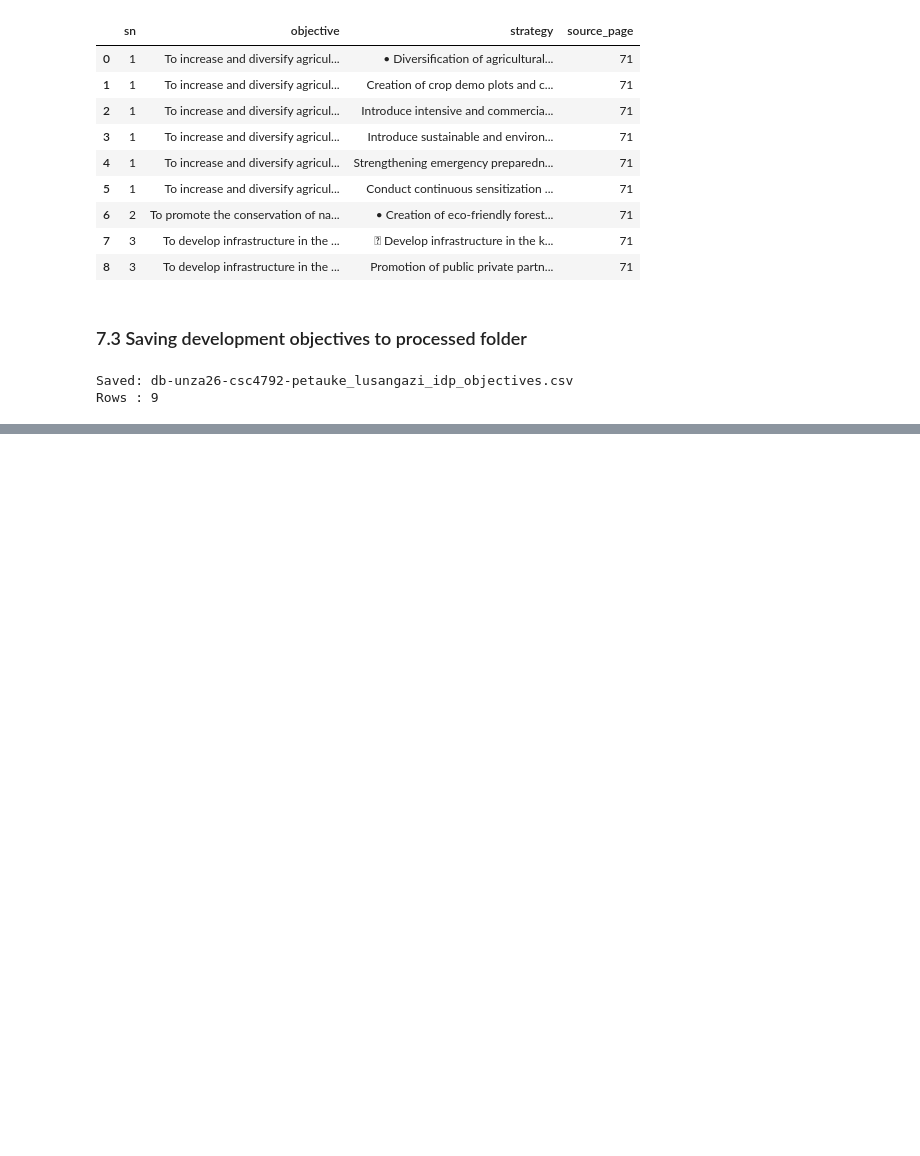
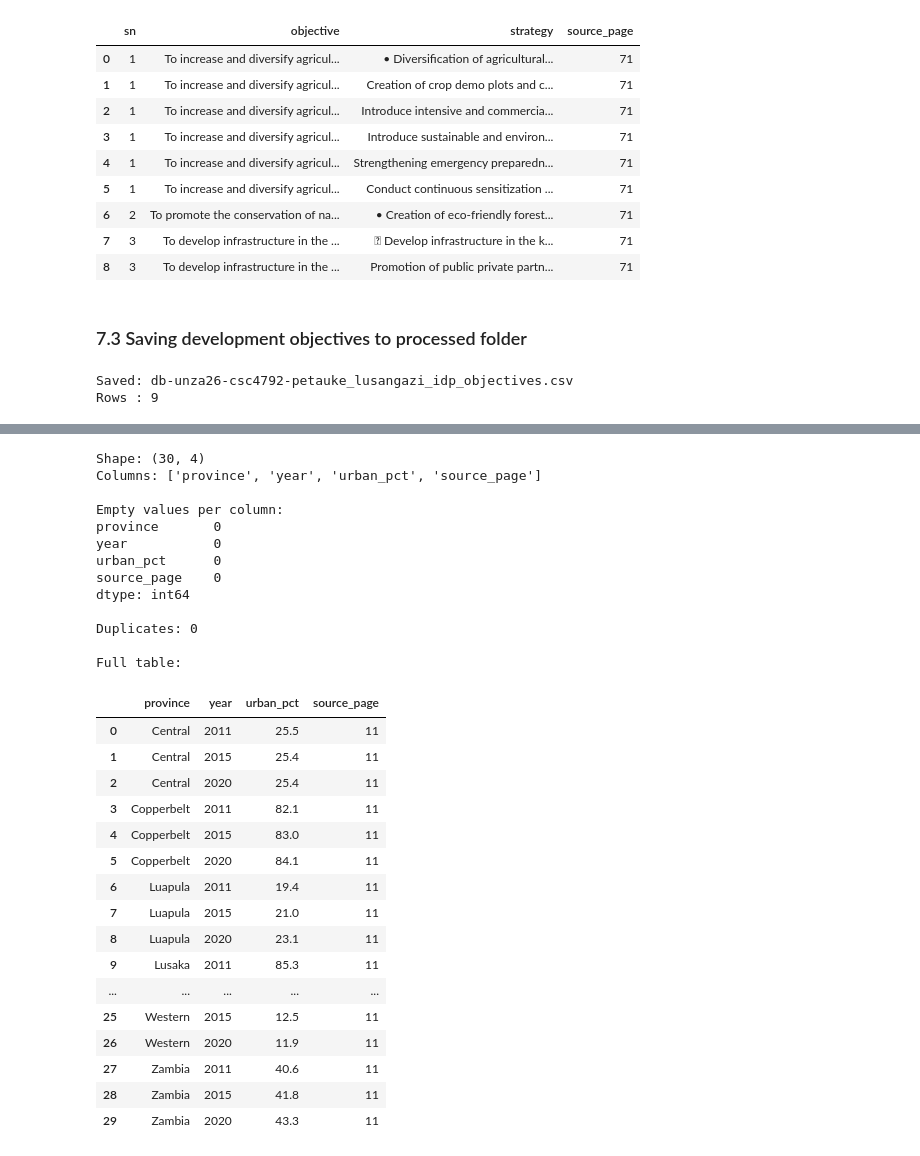
Before and after one commit to blessing-dube73/project_team_31, a Jupyter notebook: notebooks/unza26-csc4792-petauke-council.ipynb, the cells around one changed output, grey strips where cells are left out. Drawn from its saved outputs; the diff is of its cells as text; code cells hidden in the pictures; blank space fills up the shorter version.

```diff
--- a/notebooks/unza26-csc4792-petauke-council.ipynb
+++ b/notebooks/unza26-csc4792-petauke-council.ipynb
@@ -1463,0 +2000,42 @@ Rows : 9
+# %%
+pop_file = processed / "db-unza26-csc4792-petauke_stratplan_population.csv"
+pop_df = pd.read_csv(pop_file, sep="|", dtype=str, keep_default_na=False)
+
+print("Shape:", pop_df.shape)
+print("Columns:", list(pop_df.columns))
+print("\nEmpty values per column:")
+print((pop_df == "").sum())
+print("\nDuplicates:", pop_df.duplicated().sum())
+print("\nFull table:")
+display(pop_df)
+# %% [output]
+Shape: (30, 4)
+Columns: ['province', 'year', 'urban_pct', 'source_page']
+
+Empty values per column:
+province       0
+year           0
+urban_pct      0
+source_page    0
+dtype: int64
+
+Duplicates: 0
+
+Full table:
+|  | province | year | urban_pct | source_page |
+| 0 | Central | 2011 | 25.5 | 11 |
+| 1 | Central | 2015 | 25.4 | 11 |
+| 2 | Central | 2020 | 25.4 | 11 |
+| 3 | Copperbelt | 2011 | 82.1 | 11 |
+| 4 | Copperbelt | 2015 | 83.0 | 11 |
+| 5 | Copperbelt | 2020 | 84.1 | 11 |
+| 6 | Luapula | 2011 | 19.4 | 11 |
+| 7 | Luapula | 2015 | 21.0 | 11 |
+| 8 | Luapula | 2020 | 23.1 | 11 |
+| 9 | Lusaka | 2011 | 85.3 | 11 |
+| ... | ... | ... | ... | ... |
+| 25 | Western | 2015 | 12.5 | 11 |
+| 26 | Western | 2020 | 11.9 | 11 |
+| 27 | Zambia | 2011 | 40.6 | 11 |
+| 28 | Zambia | 2015 | 41.8 | 11 |
+| 29 | Zambia | 2020 | 43.3 | 11 |
```
Also changed, not shown: parts of 43 cells of this notebook, 7 other files.
